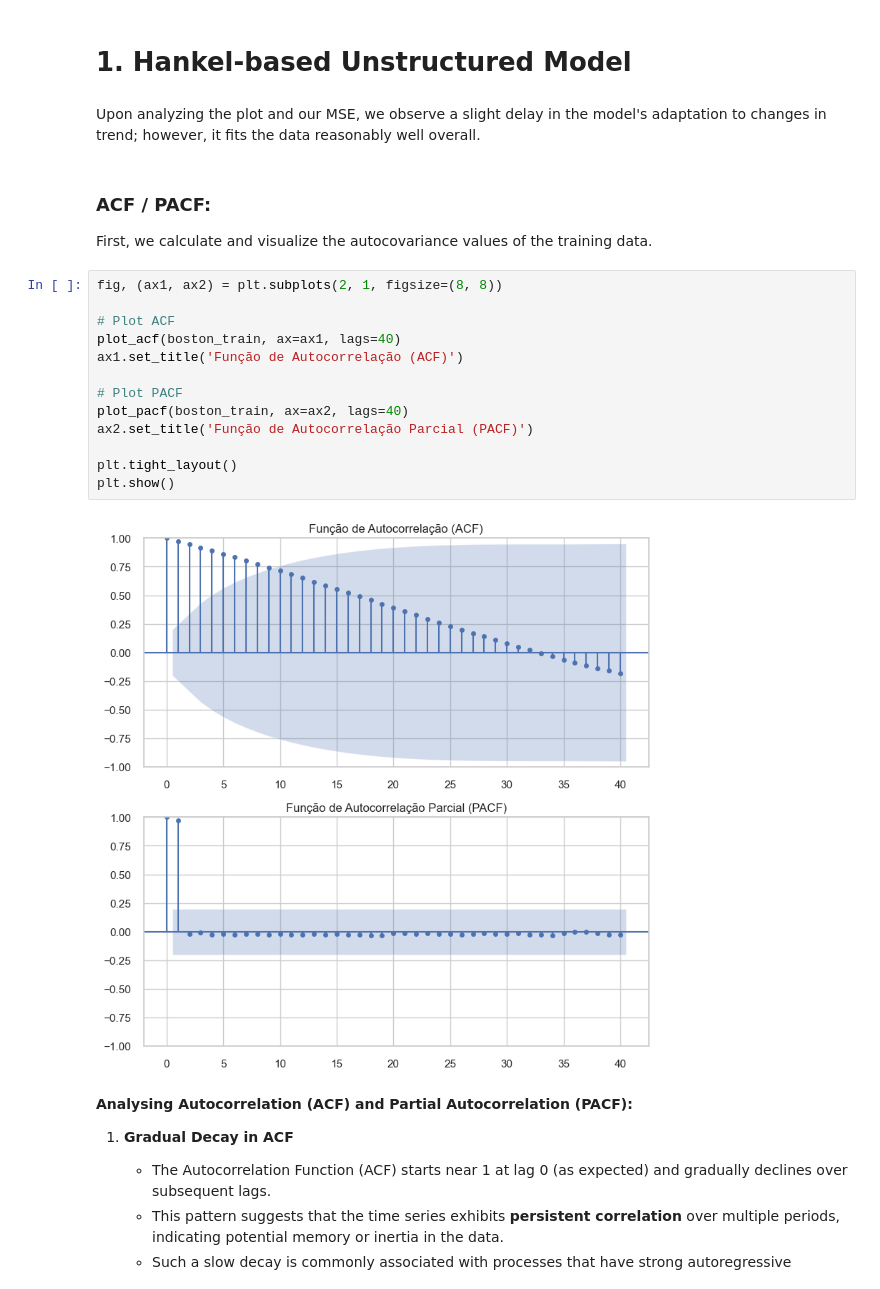
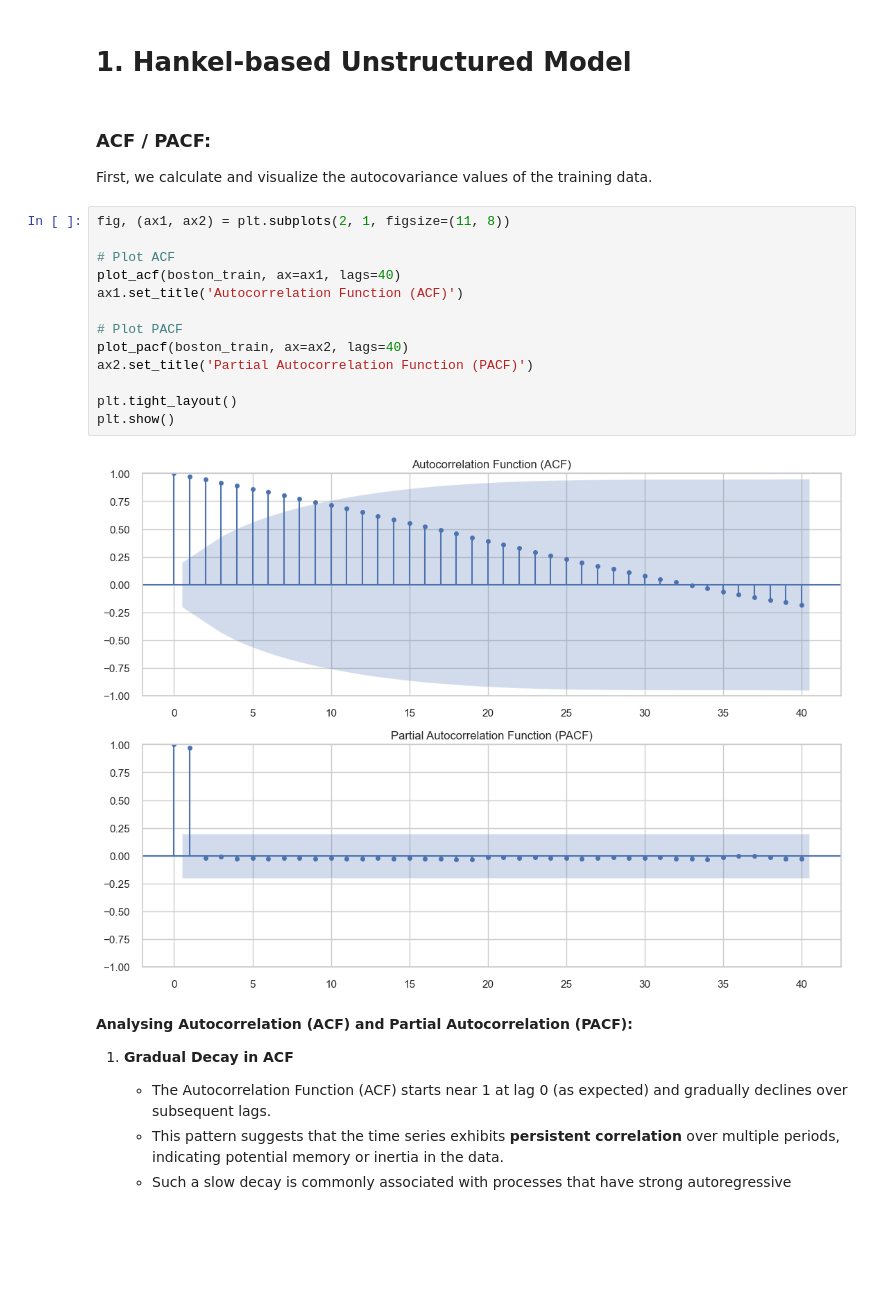
Before and after one commit to luishcr0998/housing_price_analysis, a Jupyter notebook: housing_prices_analysis.ipynb, the cells around one changed output. Drawn from its saved outputs; the diff is of its cells as text; blank space fills up the shorter version.

```diff
--- a/housing_prices_analysis.ipynb
+++ b/housing_prices_analysis.ipynb
@@ -563,27 +567,25 @@ plt.show()
 Overall, these annual percentage changes paint a picture of how broader economic forces and local dynamics shape the cyclical nature of Boston’s housing market.
 # %% [markdown]
 # **1. Hankel-based Unstructured Model**
-# %% [markdown]
-Upon analyzing the plot and our MSE, we observe a slight delay in the model's adaptation to changes in trend; however, it fits the data reasonably well overall.
 # %% [markdown]
 ### **ACF / PACF:**
 
 First, we calculate and visualize the autocovariance values of the training data.
 # %%
-fig, (ax1, ax2) = plt.subplots(2, 1, figsize=(8, 8))
+fig, (ax1, ax2) = plt.subplots(2, 1, figsize=(11, 8))
 
 # Plot ACF
 plot_acf(boston_train, ax=ax1, lags=40)
-ax1.set_title('Função de Autocorrelação (ACF)')
+ax1.set_title('Autocorrelation Function (ACF)')
 
 # Plot PACF
 plot_pacf(boston_train, ax=ax2, lags=40)
-ax2.set_title('Função de Autocorrelação Parcial (PACF)')
+ax2.set_title('Partial Autocorrelation Function (PACF)')
 
 plt.tight_layout()
 plt.show()
 # %% [output]
-[figure, old version]
+[figure, new version]
 # %% [markdown]
 **Analysing Autocorrelation (ACF) and Partial Autocorrelation (PACF):**
 
```
Also changed, not shown: parts of 9 cells of this notebook, 15 other files.
